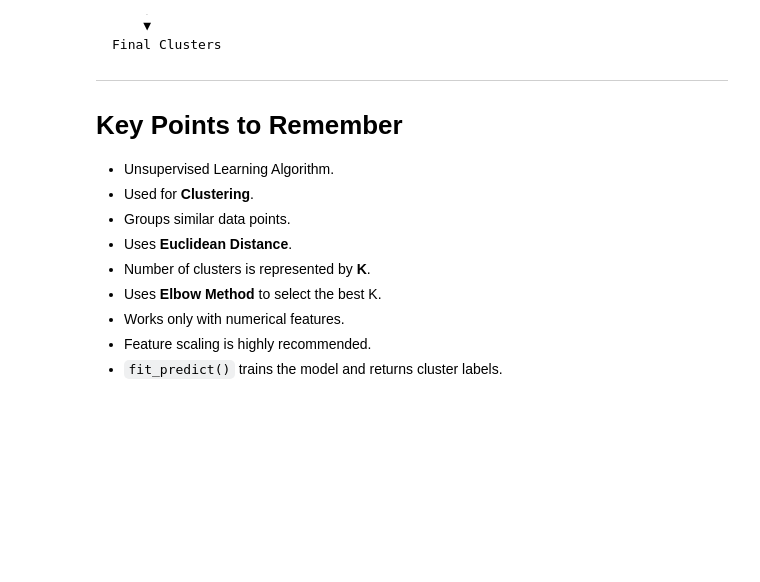
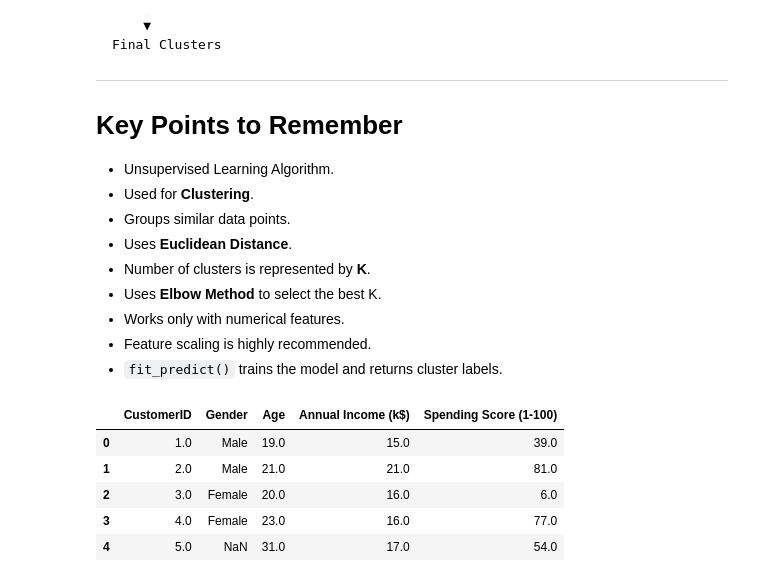
Before and after one commit to tulsikumar18/Machine_Learning, a Jupyter notebook: Unsupervised_ML/K_means_clustering.ipynb, the cells around one changed output. Saved outputs shown, nothing was run; the diff lists cells and outputs as text; code cells hidden in the pictures; blank space fills up the shorter version.

```diff
--- a/Unsupervised_ML/K_means_clustering.ipynb
+++ b/Unsupervised_ML/K_means_clustering.ipynb
@@ -509,0 +400,10 @@ print("WCSS :", kmeans_model.inertia_)
+# %%
+df = pd.read_csv('/Users/tulsikumaryadav/Desktop/Machine_learning/datasets/Mall_Customers.csv')
+df.head()
+# %% [output]
+|  | CustomerID | Gender | Age | Annual Income (k$) | Spending Score (1-100) |
+| 0 | 1.0 | Male | 19.0 | 15.0 | 39.0 |
+| 1 | 2.0 | Male | 21.0 | 21.0 | 81.0 |
+| 2 | 3.0 | Female | 20.0 | 16.0 | 6.0 |
+| 3 | 4.0 | Female | 23.0 | 16.0 | 77.0 |
+| 4 | 5.0 | NaN | 31.0 | 17.0 | 54.0 |
```
Also changed, not shown: parts of 12 cells of this notebook, 2 other files.
